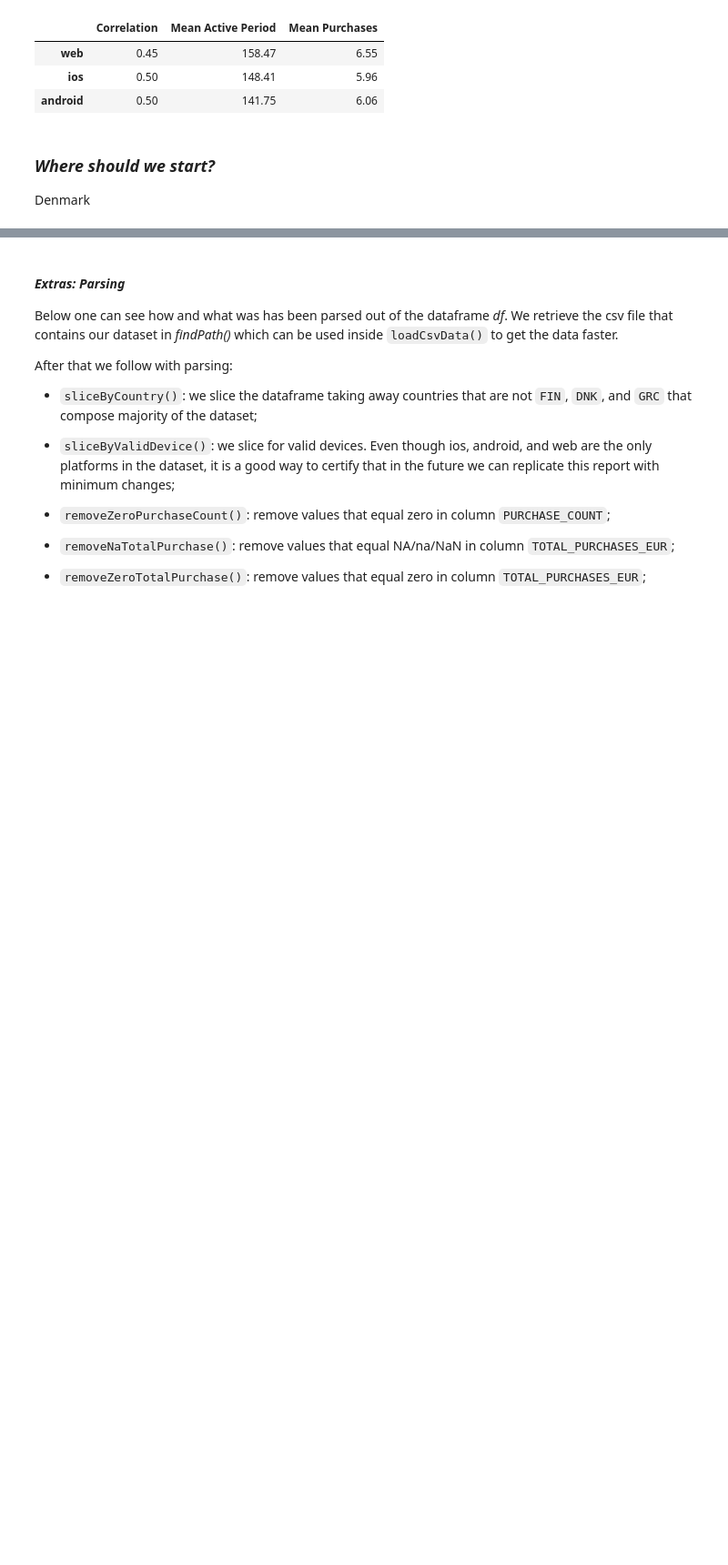
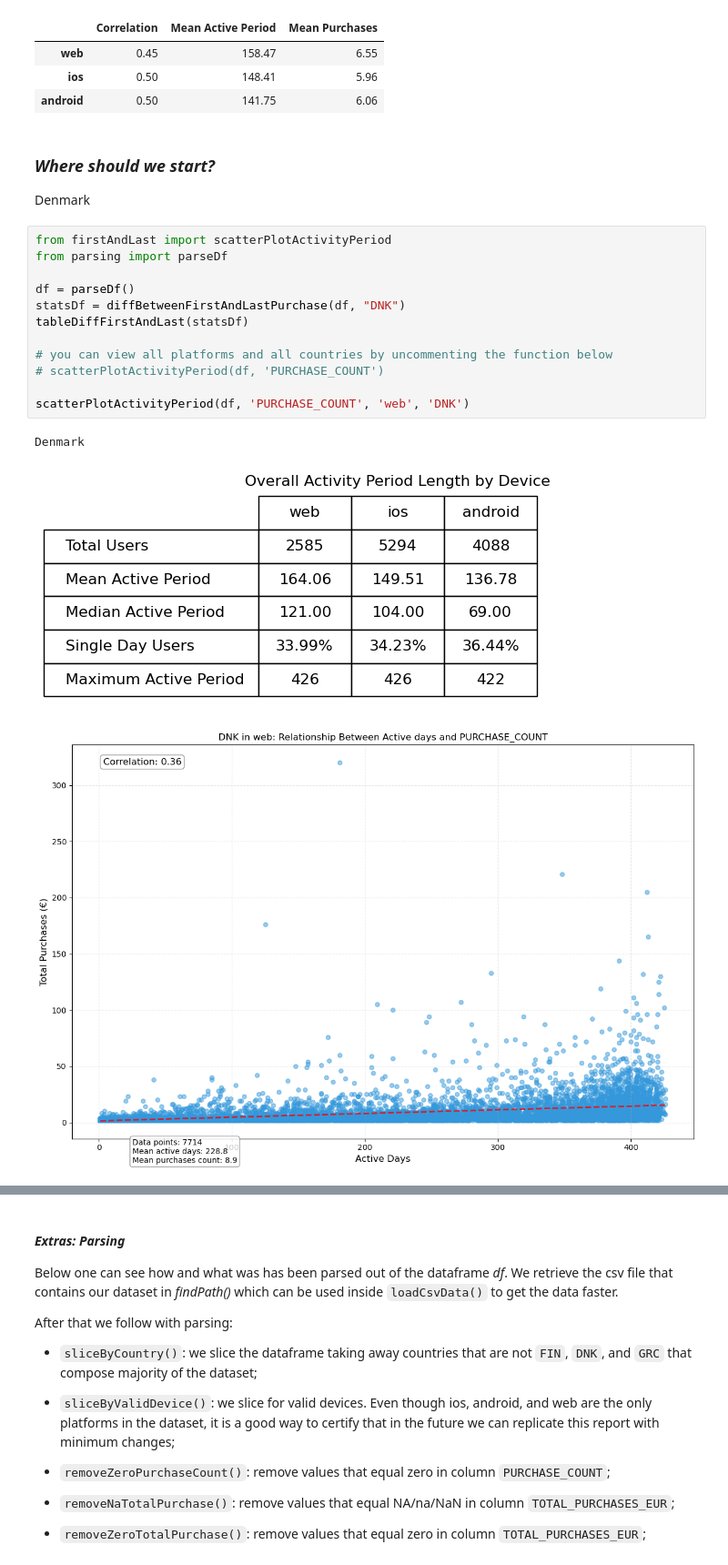
Before and after one commit to FjjDessoyCaraballo/restaurant-data, a Jupyter notebook: task2/notebook.ipynb, the cells around one changed output, grey strips where cells are left out. Shown at 91% size. Saved outputs shown, nothing was run; the diff lists cells and outputs as text; blank space fills up the shorter version.

```diff
--- a/task2/notebook.ipynb
+++ b/task2/notebook.ipynb
@@ -222,4 +234,20 @@ activityPeriodCorrelation(df)
 ### *Where should we start?*
 
 Denmark
+# %%
+from firstAndLast import scatterPlotActivityPeriod
+from parsing import parseDf
+
+df = parseDf()
+statsDf = diffBetweenFirstAndLastPurchase(df, "DNK")
+tableDiffFirstAndLast(statsDf)
+
+# you can view all platforms and all countries by uncommenting the function below
+# scatterPlotActivityPeriod(df, 'PURCHASE_COUNT')
+
+scatterPlotActivityPeriod(df, 'PURCHASE_COUNT', 'web', 'DNK')
+# %% [output]
+Denmark
+[figure, added]
+[figure, added]
 # %%
```
Also changed, not shown: parts of 10 cells of this notebook, 2 other files.
